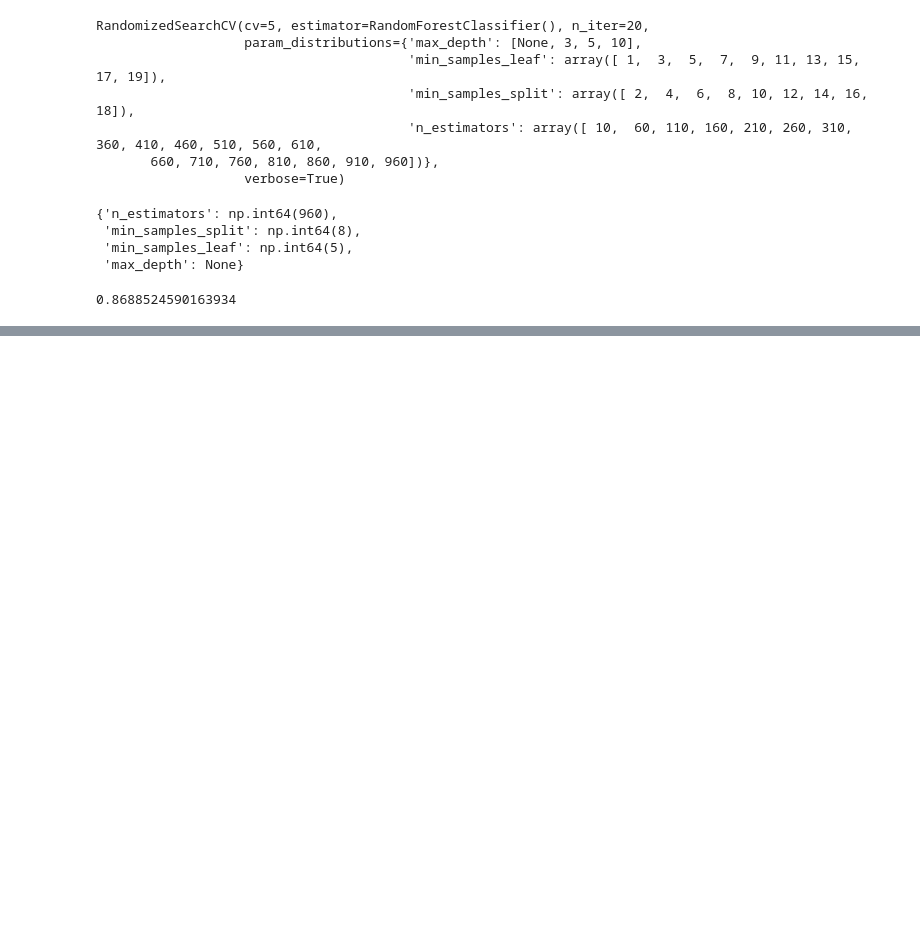
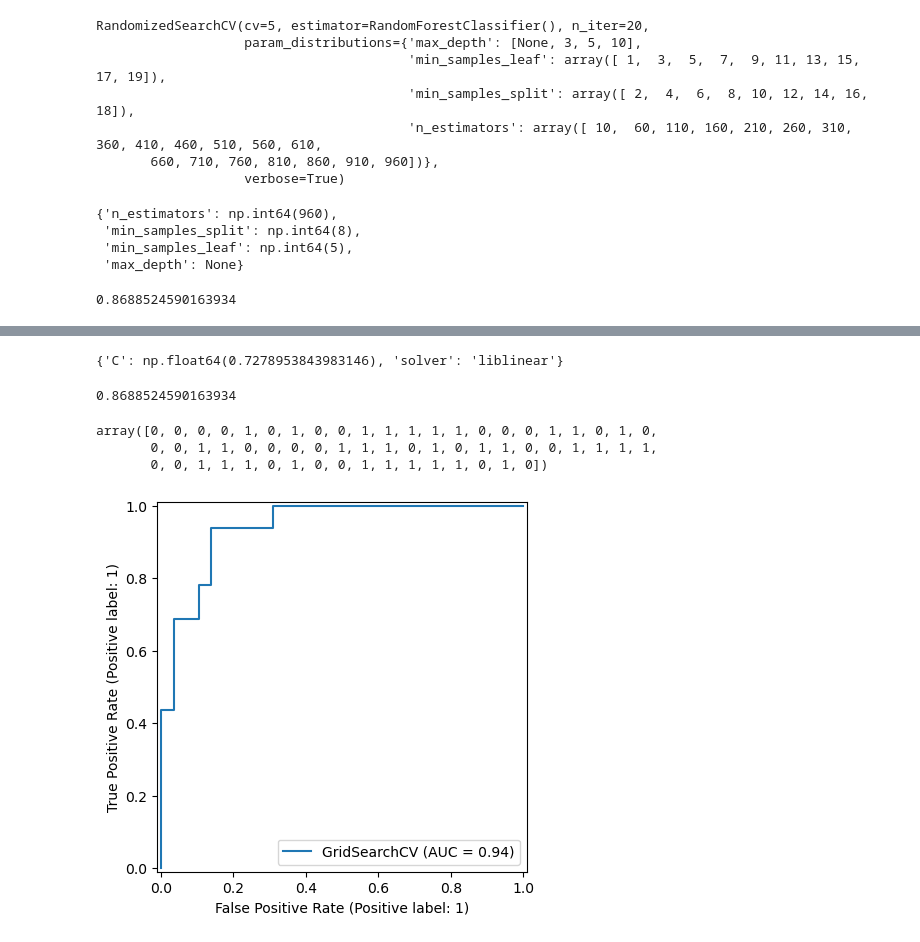
Before and after one commit to victorhwn7255/cardiovascular-risk-analysis-model, a Jupyter notebook: sklearn_classification_model.ipynb, the cells around one changed output, grey strips where cells are left out. Saved outputs shown, nothing was run; the diff lists cells and outputs as text; code cells hidden in the pictures; blank space fills up the shorter version.

Commit message:
-grid search CV

```diff
--- a/sklearn_classification_model.ipynb
+++ b/sklearn_classification_model.ipynb
@@ -351,3 +351,15 @@ rs_rf.best_params_
 rs_rf.score(X_test, y_test)
 # %% [output]
 0.8688524590163934
+# %%
+log_reg_grid = {
+  "C": np.logspace(-4, 4, 30),
+  "solver": ["liblinear"]
+}
+
+gs_log_reg = GridSearchCV(LogisticRegression(),
+                          param_grid=log_reg_grid,
+                          cv=5,
+                          verbose=True)
+
+gs_log_reg.fit(X_train, y_train)
@@ -353,0 +379,8 @@ rs_rf.score(X_test, y_test)
+# %%
+gs_log_reg.best_params_
+# %% [output]
+{'C': np.float64(0.7278953843983146), 'solver': 'liblinear'}
+# %%
+gs_log_reg.score(X_test, y_test)
+# %% [output]
+0.8688524590163934
@@ -353,0 +389,13 @@ rs_rf.score(X_test, y_test)
+# %%
+y_preds
+# %% [output]
+array([0, 0, 0, 0, 1, 0, 1, 0, 0, 1, 1, 1, 1, 1, 0, 0, 0, 1, 1, 0, 1, 0,
+       0, 0, 1, 1, 0, 0, 0, 0, 1, 1, 1, 0, 1, 0, 1, 1, 0, 0, 1, 1, 1, 1,
+       0, 0, 1, 1, 1, 0, 1, 0, 0, 1, 1, 1, 1, 1, 0, 1, 0])
+# %%
+# Plot ROC curve and calculate and calculate AUC metric
+RocCurveDisplay.from_estimator(gs_log_reg, X_test, y_test)
+
+plt.show()
+# %% [output]
+[figure, added]
```
Also changed, not shown: parts of 5 cells of this notebook.
